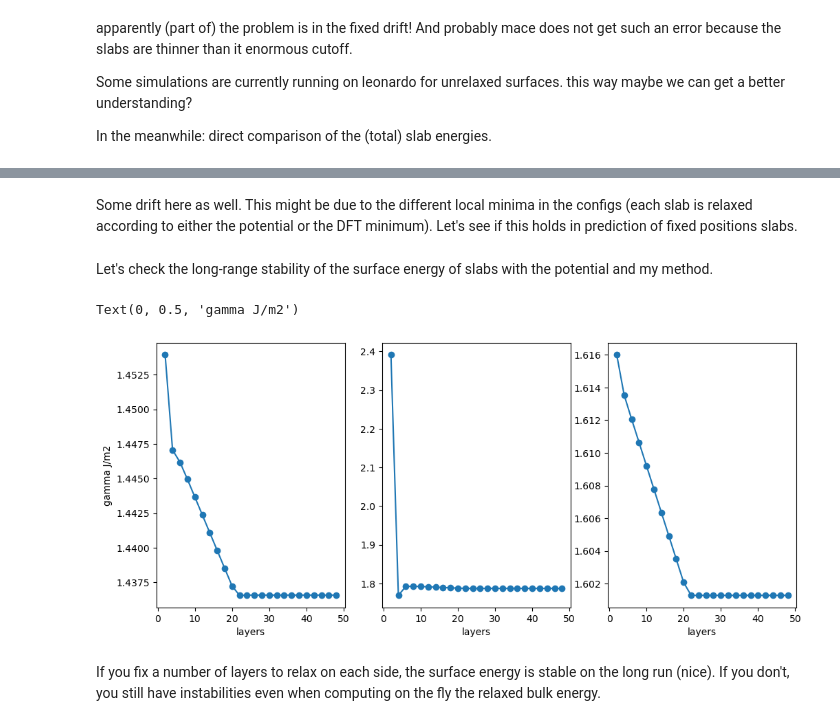
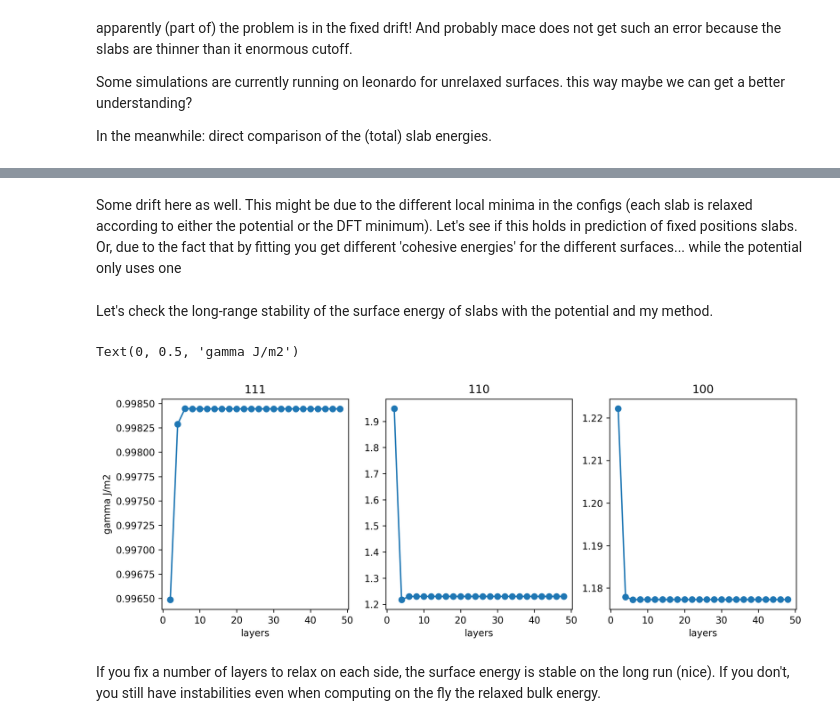
Before and after one commit to gilbogilb/mlp_codes_utils, a Jupyter notebook: workflows_examples/surface_energy.ipynb, the cells around one changed output, grey strips where cells are left out. Saved outputs shown, nothing was run; the diff lists cells and outputs as text; code cells hidden in the pictures.

```diff
--- a/workflows_examples/surface_energy.ipynb
+++ b/workflows_examples/surface_energy.ipynb
@@ -31,0 +25,25 @@ millers = ["111", "110", "100"]
+# %%
+# symbol = 'Cu'
+# E_iso = -1661.4791837756745
+# E_bulk_per_atom = E_iso  -3.997386194507044
+# alat = 3.557
+
+# symbol = 'Au'
+# E_iso = -1155.052681010008
+# E_bulk_per_atom = E_iso - 3.8674357541219706 #here iso +ecoh
+# alat = 4.097329261
+
+symbol = 'Al'
+E_iso = -64.68588697437762
+E_bulk_per_atom = -3.806966554419475 + E_iso
+alat = 4.017014724
+
+millers = ["111", "110", "100"]
+
+ref_dir = '/Users/ginardi/Desktop/science/55Ry/reference_data/Al/tight_thresh_even_tighter/'
+
+model_dir = "/Users/ginardi/Desktop/science/55Ry/Al/0.001/cnap/cnap_3.213/"
+model_config = {
+    "calculator": "flare_lammps",
+    "model_file":  os.path.join(model_dir, 'lmp.flare')
+}
@@ -175,10 +211,9 @@ for miller in millers:
 fig, axs = plt.subplots(1,3, figsize = (12,5))
 
 for miller, ax in zip(millers, axs):
-    #ids = np.argsort(reference[miller]['layers'])
-    ax.plot(reference[miller]['layers'], reference[miller]['gamma'], label='DFT', marker='o')
-    ax.plot(model_data[miller]['layers'], model_data[miller]['gamma'], label='MLP model (relaxed)', marker='o')
-    ax.plot(model_same_config[miller]['layers'], model_same_config[miller]['gamma'], label='MLP model (same config)', marker='o')
+    ax.plot(data[miller]['layers'], data[miller]['ref_gamma'], label='DFT', marker='o')
+    ax.plot(data[miller]['layers'], data[miller]['model_relaxed_gamma'], label='MLP model (relaxed)', marker='o')
+    ax.plot(data[miller]['layers'], data[miller]['model_gamma'], label='MLP model (same config)', marker='o')
 
     ax.set_xlabel('slab layers')
     ax.set_title(miller)
@@ -269,5 +305,5 @@ plt.tight_layout()
 # %% [markdown]
-Some drift here as well. This might be due to the different local minima in the configs (each slab is relaxed according to either the potential or the DFT minimum). Let's see if this holds in prediction of fixed positions slabs.
+Some drift here as well. This might be due to the different local minima in the configs (each slab is relaxed according to either the potential or the DFT minimum). Let's see if this holds in prediction of fixed positions slabs. Or, due to the fact that by fitting you get different 'cohesive energies' for the different surfaces... while the potential only uses one
 # %% [markdown]
 Let's check the long-range stability of the surface energy of slabs with the potential and my method.
 # %%
@@ -297,15 +333,16 @@ g111 = np.asarray(g111)
 g110 = np.asarray(g110)
 g100 = np.asarray(g100)
 # %%
-fig, axs = plt.subplots(1,3, figsize=(12,5))
+fig, axs = plt.subplots(1,3, figsize=(12,4), dpi=250)
 
-for ax, g in zip(axs, [g111, g110, g100]):
+for ax, g, m in zip(axs, [g111, g110, g100], millers):
     ax.plot(range_layers, g, marker='o')
     ax.set_xlabel('layers')
+    ax.set_title(m)
 
 axs[0].set_ylabel('gamma J/m2')
 # %% [output]
 Text(0, 0.5, 'gamma J/m2')
-[figure, old version]
+[figure, new version]
 # %% [markdown]
 If you fix a number of layers to relax on each side, the surface energy is stable on the long run (nice). If you don't, you still have instabilities even when computing on the fly the relaxed bulk energy.
```
Also changed, not shown: parts of 11 cells of this notebook, 5 other files.
